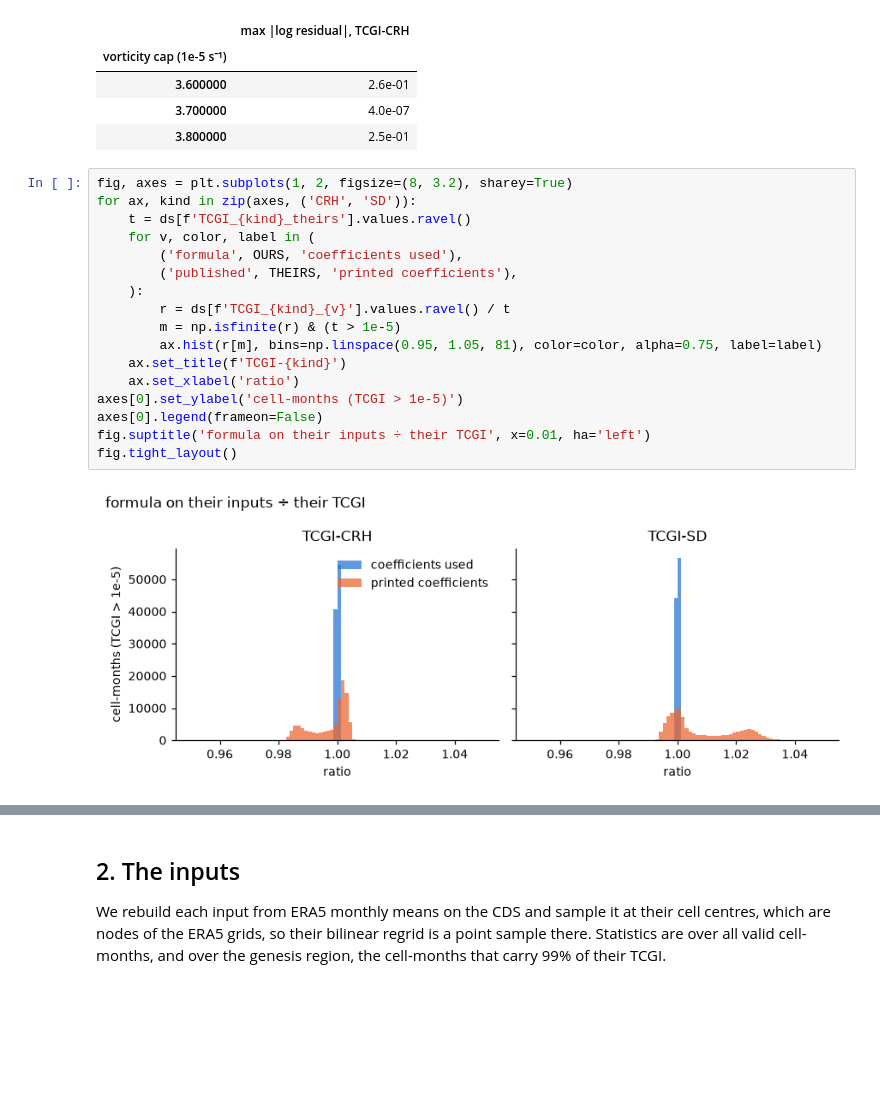
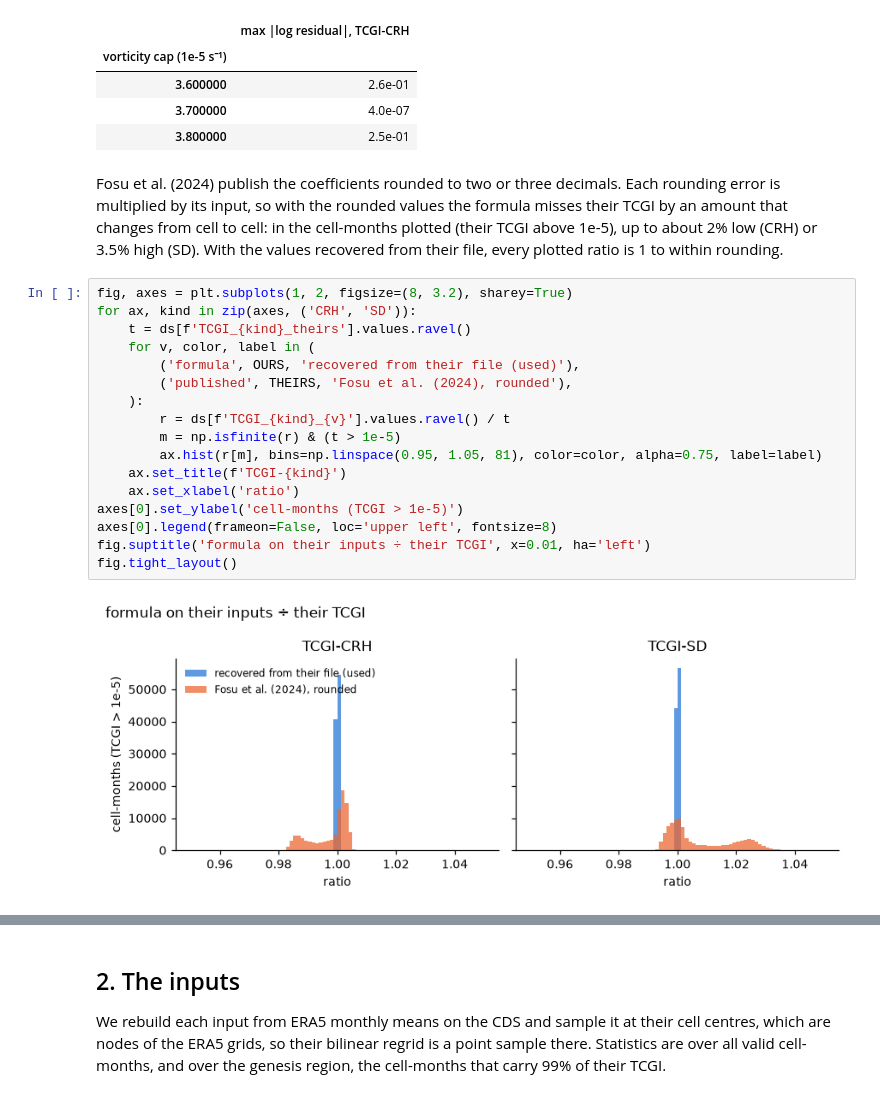
Before and after one commit to carbonplan/ocr-multi-hazard, a Jupyter notebook: docs/methods/hurricane-risk/genesis-index.ipynb, the cells around one changed output, grey strips where cells are left out. Saved outputs shown, nothing was run; the diff lists cells and outputs as text; blank space fills up the shorter version.

Commit message:
Say what each figure and table shows in the genesis-index and forcing notebooks

```diff
--- a/docs/methods/hurricane-risk/genesis-index.ipynb
+++ b/docs/methods/hurricane-risk/genesis-index.ipynb
@@ -145,25 +145,30 @@ pd.Series(caps, name='max |log residual|, TCGI-CRH').rename_axis(
 | 3.600000 | 2.6e-01 |
 | 3.700000 | 4.0e-07 |
 | 3.800000 | 2.5e-01 |
+# %% [markdown]
+Fosu et al. (2024) publish the coefficients rounded to two or three decimals. Each rounding error is
+multiplied by its input, so with the rounded values the formula misses their TCGI by an amount that
+changes from cell to cell: in the cell-months plotted (their TCGI above 1e-5), up to about 2% low
+(CRH) or 3.5% high (SD). With the values recovered from their file, every plotted ratio is 1 to within rounding.
 # %%
 fig, axes = plt.subplots(1, 2, figsize=(8, 3.2), sharey=True)
 for ax, kind in zip(axes, ('CRH', 'SD')):
     t = ds[f'TCGI_{kind}_theirs'].values.ravel()
     for v, color, label in (
-        ('formula', OURS, 'coefficients used'),
-        ('published', THEIRS, 'printed coefficients'),
+        ('formula', OURS, 'recovered from their file (used)'),
+        ('published', THEIRS, 'Fosu et al. (2024), rounded'),
     ):
         r = ds[f'TCGI_{kind}_{v}'].values.ravel() / t
         m = np.isfinite(r) & (t > 1e-5)
         ax.hist(r[m], bins=np.linspace(0.95, 1.05, 81), color=color, alpha=0.75, label=label)
     ax.set_title(f'TCGI-{kind}')
     ax.set_xlabel('ratio')
 axes[0].set_ylabel('cell-months (TCGI > 1e-5)')
-axes[0].legend(frameon=False)
+axes[0].legend(frameon=False, loc='upper left', fontsize=8)
 fig.suptitle('formula on their inputs ÷ their TCGI', x=0.01, ha='left')
 fig.tight_layout()
 # %% [output]
-[figure, old version]
+[figure, new version]
 # %%
 pd.DataFrame(
     {
```
Also changed, not shown: parts of 11 cells of this notebook, 1 other file.
